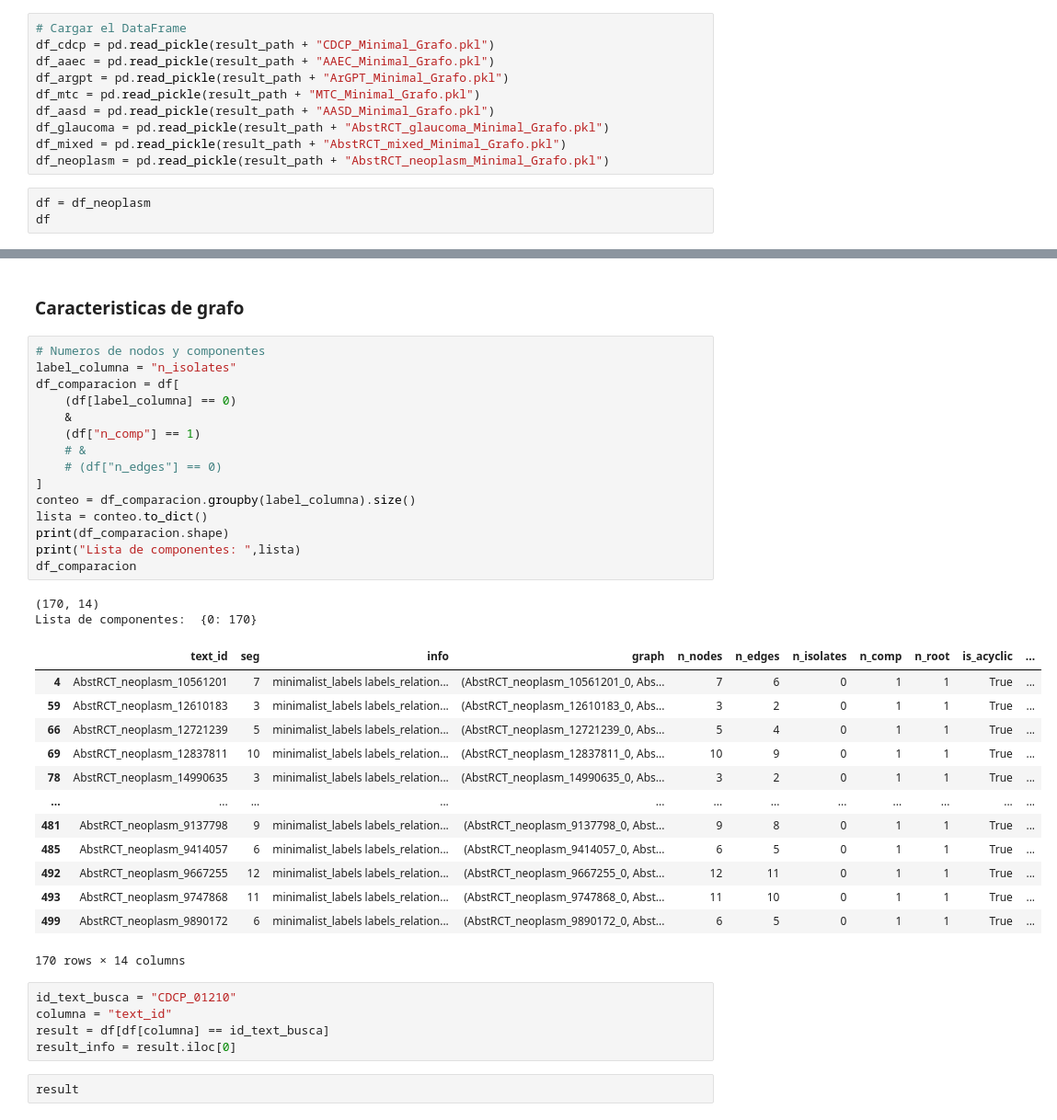
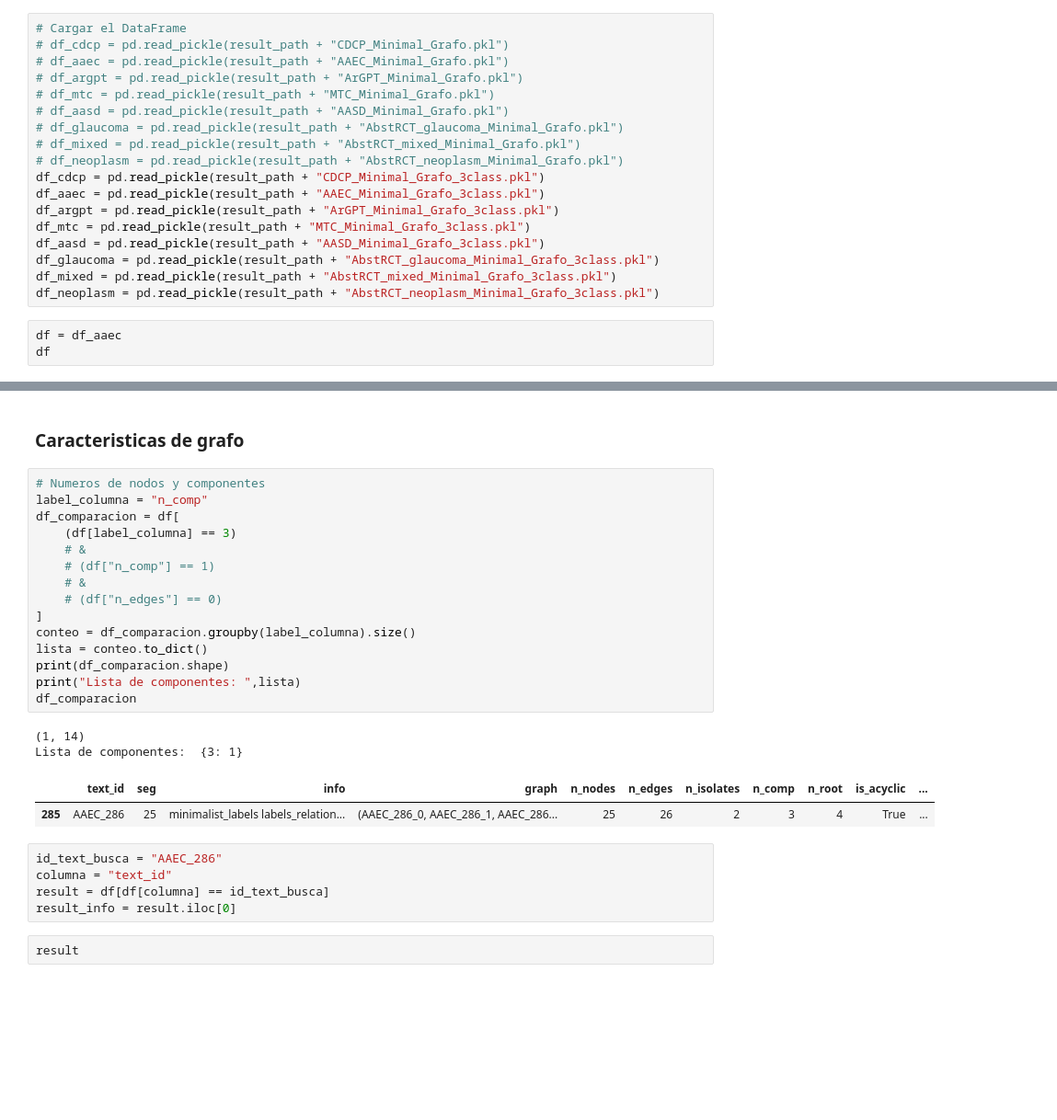
Before and after one commit to cfabianbarretop/argumentation-dataset, a Jupyter notebook: analisis_dataset/analisis_dataset_minimal_v5.ipynb, the cells around one changed output, grey strips where cells are left out. Shown at 92% size. Saved outputs shown, nothing was run; the diff lists cells and outputs as text; blank space fills up the shorter version.

```diff
--- a/analisis_dataset/analisis_dataset_minimal_v5.ipynb
+++ b/analisis_dataset/analisis_dataset_minimal_v5.ipynb
@@ -134,16 +134,24 @@ def plot_grafo(text_id, G):
 ### Dataset
 # %%
 # Cargar el DataFrame
-df_cdcp = pd.read_pickle(result_path + "CDCP_Minimal_Grafo.pkl")
-df_aaec = pd.read_pickle(result_path + "AAEC_Minimal_Grafo.pkl")
-df_argpt = pd.read_pickle(result_path + "ArGPT_Minimal_Grafo.pkl")
-df_mtc = pd.read_pickle(result_path + "MTC_Minimal_Grafo.pkl")
-df_aasd = pd.read_pickle(result_path + "AASD_Minimal_Grafo.pkl")
-df_glaucoma = pd.read_pickle(result_path + "AbstRCT_glaucoma_Minimal_Grafo.pkl")
-df_mixed = pd.read_pickle(result_path + "AbstRCT_mixed_Minimal_Grafo.pkl")
-df_neoplasm = pd.read_pickle(result_path + "AbstRCT_neoplasm_Minimal_Grafo.pkl")
+# df_cdcp = pd.read_pickle(result_path + "CDCP_Minimal_Grafo.pkl")
+# df_aaec = pd.read_pickle(result_path + "AAEC_Minimal_Grafo.pkl")
+# df_argpt = pd.read_pickle(result_path + "ArGPT_Minimal_Grafo.pkl")
+# df_mtc = pd.read_pickle(result_path + "MTC_Minimal_Grafo.pkl")
+# df_aasd = pd.read_pickle(result_path + "AASD_Minimal_Grafo.pkl")
+# df_glaucoma = pd.read_pickle(result_path + "AbstRCT_glaucoma_Minimal_Grafo.pkl")
+# df_mixed = pd.read_pickle(result_path + "AbstRCT_mixed_Minimal_Grafo.pkl")
+# df_neoplasm = pd.read_pickle(result_path + "AbstRCT_neoplasm_Minimal_Grafo.pkl")
+df_cdcp = pd.read_pickle(result_path + "CDCP_Minimal_Grafo_3class.pkl")
+df_aaec = pd.read_pickle(result_path + "AAEC_Minimal_Grafo_3class.pkl")
+df_argpt = pd.read_pickle(result_path + "ArGPT_Minimal_Grafo_3class.pkl")
+df_mtc = pd.read_pickle(result_path + "MTC_Minimal_Grafo_3class.pkl")
+df_aasd = pd.read_pickle(result_path + "AASD_Minimal_Grafo_3class.pkl")
+df_glaucoma = pd.read_pickle(result_path + "AbstRCT_glaucoma_Minimal_Grafo_3class.pkl")
+df_mixed = pd.read_pickle(result_path + "AbstRCT_mixed_Minimal_Grafo_3class.pkl")
+df_neoplasm = pd.read_pickle(result_path + "AbstRCT_neoplasm_Minimal_Grafo_3class.pkl")
 # %%
-df = df_neoplasm
+df = df_aaec
 df
 # %% [output]
 |  | text_id | seg | info | graph | n_nodes | n_edges | n_isolates | n_comp | n_root | is_acyclic | ... |
@@ -163,37 +171,26 @@ df
 ### Caracteristicas de grafo
 # %%
 # Numeros de nodos y componentes
-label_columna = "n_isolates"
+label_columna = "n_comp"
 df_comparacion = df[
-    (df[label_columna] == 0)
-    &
-    (df["n_comp"] == 1)
+    (df[label_columna] == 3)
+    # &
+    # (df["n_comp"] == 1)
     # &
     # (df["n_edges"] == 0)
 ]
 conteo = df_comparacion.groupby(label_columna).size()
 lista = conteo.to_dict()
 print(df_comparacion.shape)
 print("Lista de componentes: ",lista)
 df_comparacion
 # %% [output]
-(170, 14)
-Lista de componentes:  {0: 170}
+(1, 14)
+Lista de componentes:  {3: 1}
 |  | text_id | seg | info | graph | n_nodes | n_edges | n_isolates | n_comp | n_root | is_acyclic | ... |
-| 4 | AbstRCT_neoplasm_10561201 | 7 | minimalist_labels labels_relation... | (AbstRCT_neoplasm_10561201_0, Abs... | 7 | 6 | 0 | 1 | 1 | True | ... |
-| 59 | AbstRCT_neoplasm_12610183 | 3 | minimalist_labels labels_relation... | (AbstRCT_neoplasm_12610183_0, Abs... | 3 | 2 | 0 | 1 | 1 | True | ... |
-| 66 | AbstRCT_neoplasm_12721239 | 5 | minimalist_labels labels_relation... | (AbstRCT_neoplasm_12721239_0, Abs... | 5 | 4 | 0 | 1 | 1 | True | ... |
-| 69 | AbstRCT_neoplasm_12837811 | 10 | minimalist_labels labels_relation... | (AbstRCT_neoplasm_12837811_0, Abs... | 10 | 9 | 0 | 1 | 1 | True | ... |
-| 78 | AbstRCT_neoplasm_14990635 | 3 | minimalist_labels labels_relation... | (AbstRCT_neoplasm_14990635_0, Abs... | 3 | 2 | 0 | 1 | 1 | True | ... |
-| ... | ... | ... | ... | ... | ... | ... | ... | ... | ... | ... | ... |
-| 481 | AbstRCT_neoplasm_9137798 | 9 | minimalist_labels labels_relation... | (AbstRCT_neoplasm_9137798_0, Abst... | 9 | 8 | 0 | 1 | 1 | True | ... |
-| 485 | AbstRCT_neoplasm_9414057 | 6 | minimalist_labels labels_relation... | (AbstRCT_neoplasm_9414057_0, Abst... | 6 | 5 | 0 | 1 | 1 | True | ... |
-| 492 | AbstRCT_neoplasm_9667255 | 12 | minimalist_labels labels_relation... | (AbstRCT_neoplasm_9667255_0, Abst... | 12 | 11 | 0 | 1 | 1 | True | ... |
-| 493 | AbstRCT_neoplasm_9747868 | 11 | minimalist_labels labels_relation... | (AbstRCT_neoplasm_9747868_0, Abst... | 11 | 10 | 0 | 1 | 1 | True | ... |
-| 499 | AbstRCT_neoplasm_9890172 | 6 | minimalist_labels labels_relation... | (AbstRCT_neoplasm_9890172_0, Abst... | 6 | 5 | 0 | 1 | 1 | True | ... |
+| 285 | AAEC_286 | 25 | minimalist_labels labels_relation... | (AAEC_286_0, AAEC_286_1, AAEC_286... | 25 | 26 | 2 | 3 | 4 | True | ... |
-170 rows × 14 columns
 # %%
-id_text_busca = "CDCP_01210"
+id_text_busca = "AAEC_286"
 columna = "text_id"
 result = df[df[columna] == id_text_busca]
 result_info = result.iloc[0]
```
Also changed, not shown: parts of 2 cells of this notebook, 11 other files.
